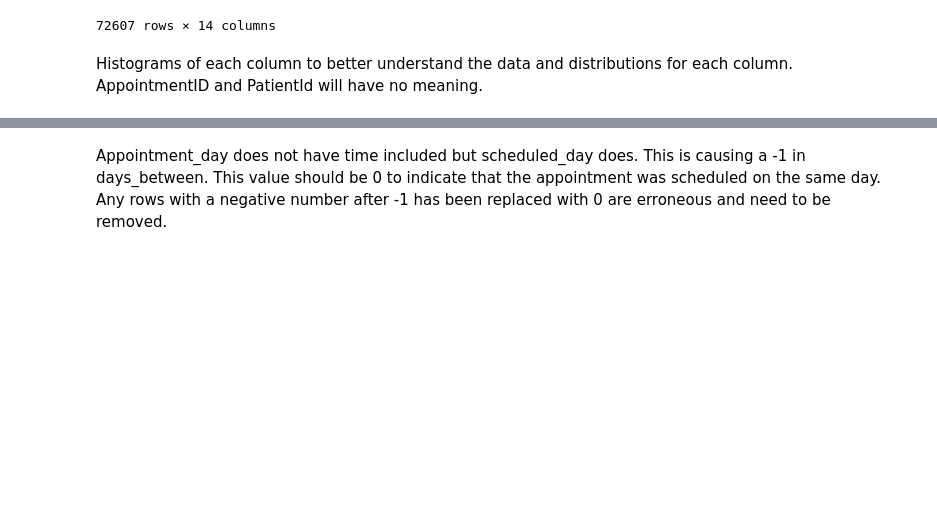
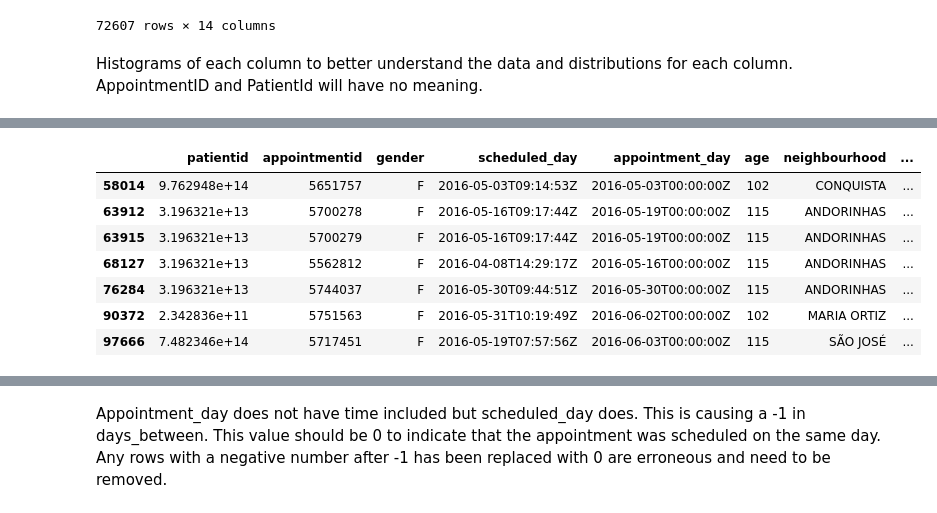
Before and after one commit to afbowman/UnsupervisedLearning, a Jupyter notebook: Capstone_Project.ipynb, the cells around one changed output, grey strips where cells are left out. Drawn from its saved outputs; the diff is of its cells as text; code cells hidden in the pictures; blank space fills up the shorter version.

```diff
--- a/Capstone_Project.ipynb
+++ b/Capstone_Project.ipynb
@@ -249,0 +276,11 @@ memory usage: 10.1+ MB
+# %%
+df_prep[df_prep['age'] >= 102]
+# %% [output]
+|  | patientid | appointmentid | gender | scheduled_day | appointment_day | age | neighbourhood | ... |
+| 58014 | 9.762948e+14 | 5651757 | F | 2016-05-03T09:14:53Z | 2016-05-03T00:00:00Z | 102 | CONQUISTA | ... |
+| 63912 | 3.196321e+13 | 5700278 | F | 2016-05-16T09:17:44Z | 2016-05-19T00:00:00Z | 115 | ANDORINHAS | ... |
+| 63915 | 3.196321e+13 | 5700279 | F | 2016-05-16T09:17:44Z | 2016-05-19T00:00:00Z | 115 | ANDORINHAS | ... |
+| 68127 | 3.196321e+13 | 5562812 | F | 2016-04-08T14:29:17Z | 2016-05-16T00:00:00Z | 115 | ANDORINHAS | ... |
+| 76284 | 3.196321e+13 | 5744037 | F | 2016-05-30T09:44:51Z | 2016-05-30T00:00:00Z | 115 | ANDORINHAS | ... |
+| 90372 | 2.342836e+11 | 5751563 | F | 2016-05-31T10:19:49Z | 2016-06-02T00:00:00Z | 102 | MARIA ORTIZ | ... |
+| 97666 | 7.482346e+14 | 5717451 | F | 2016-05-19T07:57:56Z | 2016-06-03T00:00:00Z | 115 | SÃO JOSÉ | ... |
```
Also changed, not shown: parts of 30 cells of this notebook.
